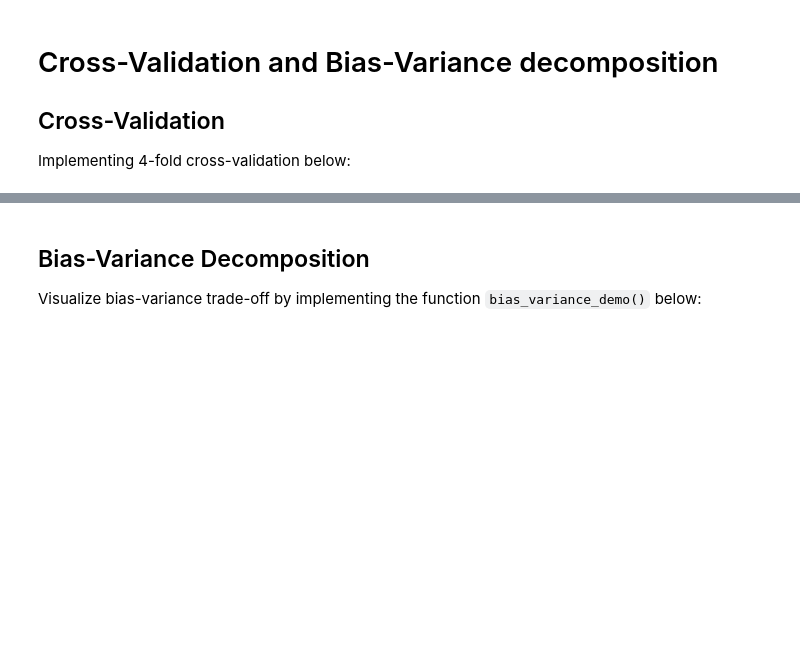
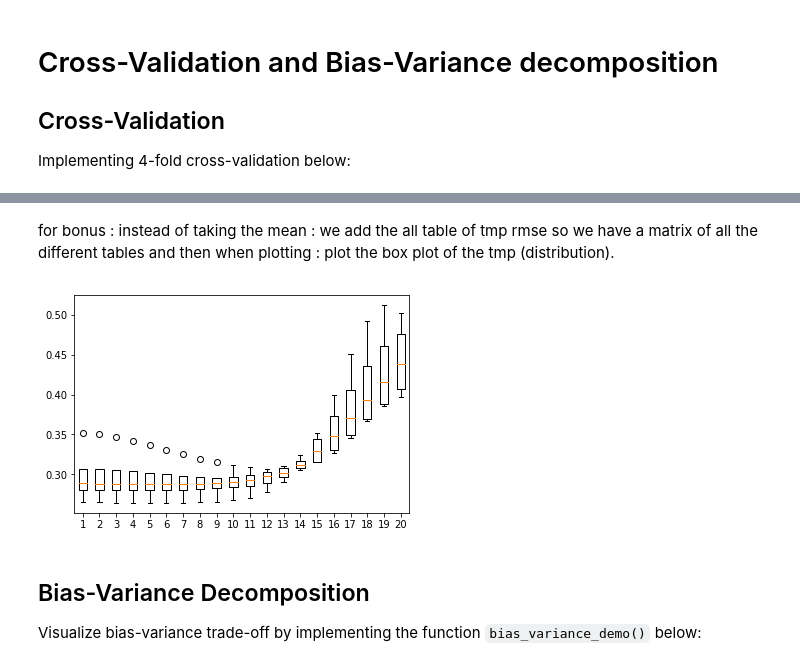
Before and after one commit to CeliaBenquet/ML_course, a Jupyter notebook: labs/ex04/template/ex04.ipynb, the cells around one changed output, grey strips where cells are left out. Cells and saved outputs as stored; diff of their text form; code cells hidden in the pictures; blank space fills up the shorter version.

```diff
--- a/labs/ex04/template/ex04.ipynb
+++ b/labs/ex04/template/ex04.ipynb
@@ -151,3 +126,34 @@ NotImplementedError:
+# %% [markdown]
+for bonus : instead of taking the mean : we add the all table of tmp rmse so we have a matrix of all the different tables and then when plotting : plot the box plot of the tmp (distribution).
+# %%
+def extended_cross_validation_demo():
+    seed = 1
+    degree = 7
+    k_fold = 4
+    lambdas = np.logspace(-4, 0, 20)
+    # split data in k fold
+    k_indices = build_k_indices(y, k_fold, seed)
+    # define lists to store the loss of training data and test data
+    rmse_tr = []
+    rmse_te = []
+    variances = []
+    # cross validation
+    for lambda_ in lambdas:
+        rmse_tr_tmp = []
+        rmse_te_tmp = []
+        for k in range(k_fold):
+            loss_tr, loss_te = cross_validation(y, x, k_indices, k, lambda_, degree)
+            rmse_tr_tmp.append(loss_tr)
+            rmse_te_tmp.append(loss_te)
+        rmse_tr.append(rmse_tr_tmp)
+        rmse_te.append(rmse_te_tmp)
+        variances.append(loss_te)
+
+    plt.boxplot(rmse_te)
+# %%
+extended_cross_validation_demo()
+# %% [output]
+[figure, added]
 # %% [markdown]
 ## Bias-Variance Decomposition
 Visualize bias-variance trade-off by implementing the function `bias_variance_demo()` below:
```
Also changed, not shown: parts of 10 cells of this notebook, 15 other files.
